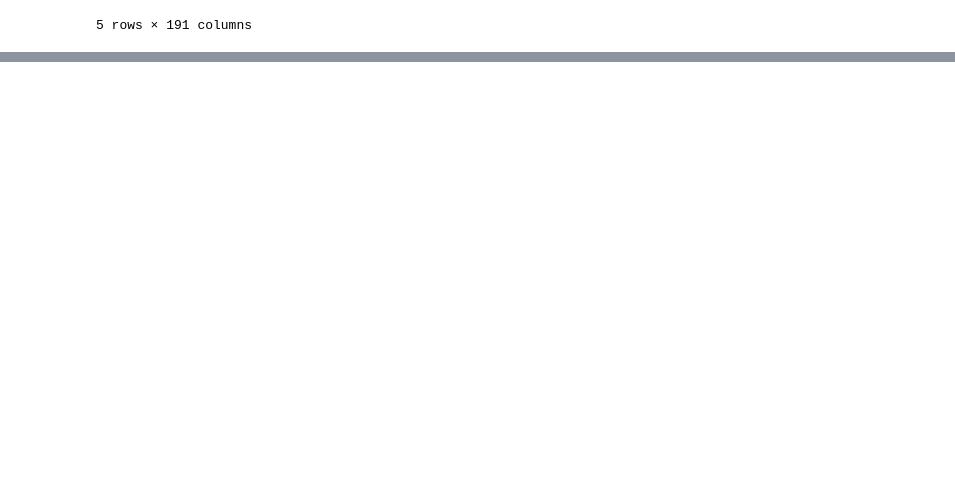
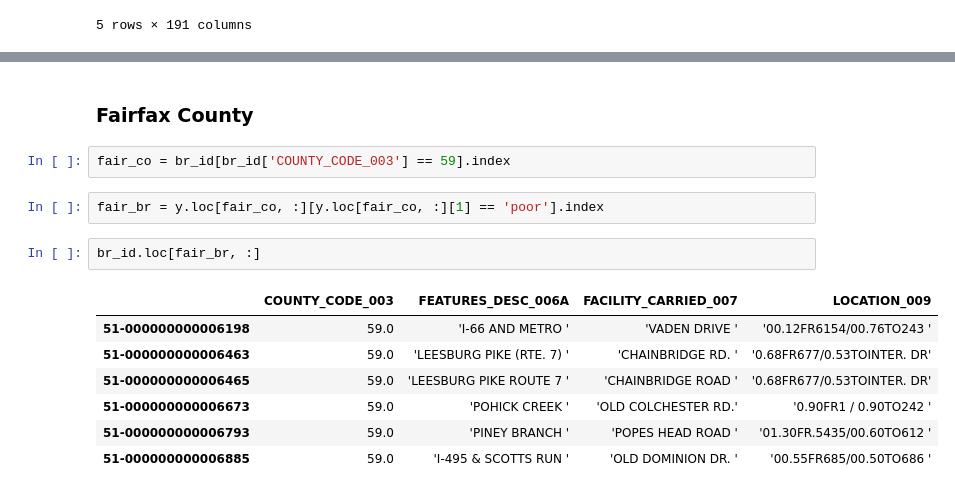
Before and after one commit to kevscon/bridge-ratings, a Jupyter notebook: results.ipynb, the cells around one changed output, grey strips where cells are left out. Saved outputs shown, nothing was run; the diff lists cells and outputs as text; blank space fills up the shorter version.

```diff
--- a/results.ipynb
+++ b/results.ipynb
@@ -265,0 +296,16 @@ X.head()
+# %% [markdown]
+### Fairfax County
+# %%
+fair_co = br_id[br_id['COUNTY_CODE_003'] == 59].index
+# %%
+fair_br = y.loc[fair_co, :][y.loc[fair_co, :][1] == 'poor'].index
+# %%
+br_id.loc[fair_br, :]
+# %% [output]
+|  | COUNTY_CODE_003 | FEATURES_DESC_006A | FACILITY_CARRIED_007 | LOCATION_009 |
+| 51-000000000006198 | 59.0 | 'I-66 AND METRO ' | 'VADEN DRIVE ' | '00.12FR6154/00.76TO243 ' |
+| 51-000000000006463 | 59.0 | 'LEESBURG PIKE (RTE. 7) ' | 'CHAINBRIDGE RD. ' | '0.68FR677/0.53TOINTER. DR' |
+| 51-000000000006465 | 59.0 | 'LEESBURG PIKE ROUTE 7 ' | 'CHAINBRIDGE ROAD ' | '0.68FR677/0.53TOINTER. DR' |
+| 51-000000000006673 | 59.0 | 'POHICK CREEK ' | 'OLD COLCHESTER RD.' | '0.90FR1 / 0.90TO242 ' |
+| 51-000000000006793 | 59.0 | 'PINEY BRANCH ' | 'POPES HEAD ROAD ' | '01.30FR.5435/00.60TO612 ' |
+| 51-000000000006885 | 59.0 | 'I-495 & SCOTTS RUN ' | 'OLD DOMINION DR. ' | '00.55FR685/00.50TO686 ' |
```
Also changed, not shown: parts of 17 cells of this notebook.
